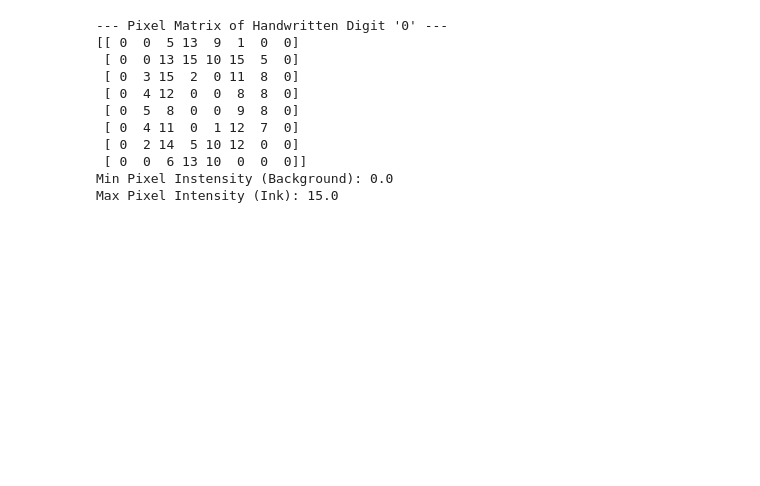
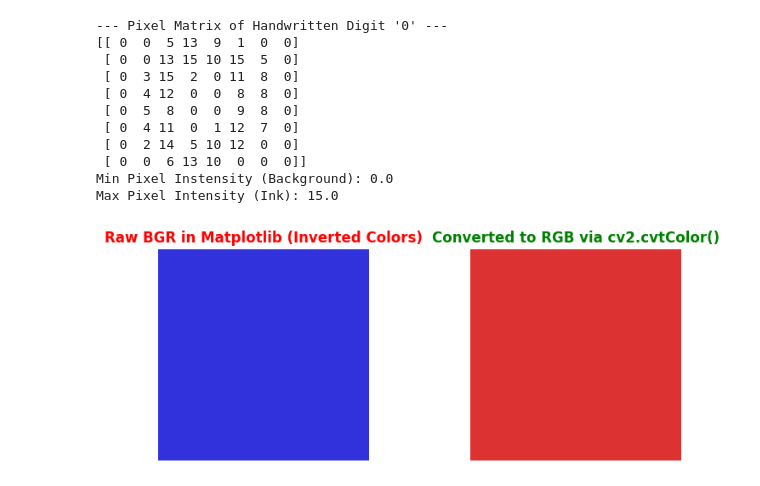
Before and after one commit to Pratham1845/Aiml-training, a Jupyter notebook: opencv.ipynb, the cells around one changed output. Drawn from its saved outputs; the diff is of its cells as text; code cells hidden in the pictures; blank space fills up the shorter version.

```diff
--- a/opencv.ipynb
+++ b/opencv.ipynb
@@ -71,3 +73,29 @@ print(f"Max Pixel Intensity (Ink): {sample_digit.max()}")
  [ 0  0  6 13 10  0  0  0]]
 Min Pixel Instensity (Background): 0.0
 Max Pixel Intensity (Ink): 15.0
+# %%
+#OpenCV reads color images in BGR order but matplolib displays as RGB
+#Creating a 3-channel color version of a digit to demonstrate BGR vs RGB
+color_digit=cv2.cvtColor((sample_digit*15).astype(np.uint8),cv2.COLOR_GRAY2BGR)
+
+#Apply a custom color tint (Red Ink)
+color_digit[:,:,0]=50 #Blue channel
+color_digit[:,:,1]=50 #Green channel
+color_digit[:,:,2]=220 #Red channel
+
+#Convert to RGB
+rgb_digit=cv2.cvtColor(color_digit,cv2.COLOR_BGR2RGB)
+
+fig,axes=plt.subplots(1,2,figsize=(8,3))
+axes[0].imshow(color_digit)
+axes[0].set_title("Raw BGR in Matplotlib (Inverted Colors)",color='red',fontweight='bold')
+axes[0].axis('off')
+
+axes[1].imshow(rgb_digit)
+axes[1].set_title("Converted to RGB via cv2.cvtColor()",color='green',fontweight='bold')
+axes[1].axis('off')
+
+plt.tight_layout()
+plt.show()
+# %% [output]
+[figure, added]
```
Also changed, not shown: parts of 6 cells of this notebook.
